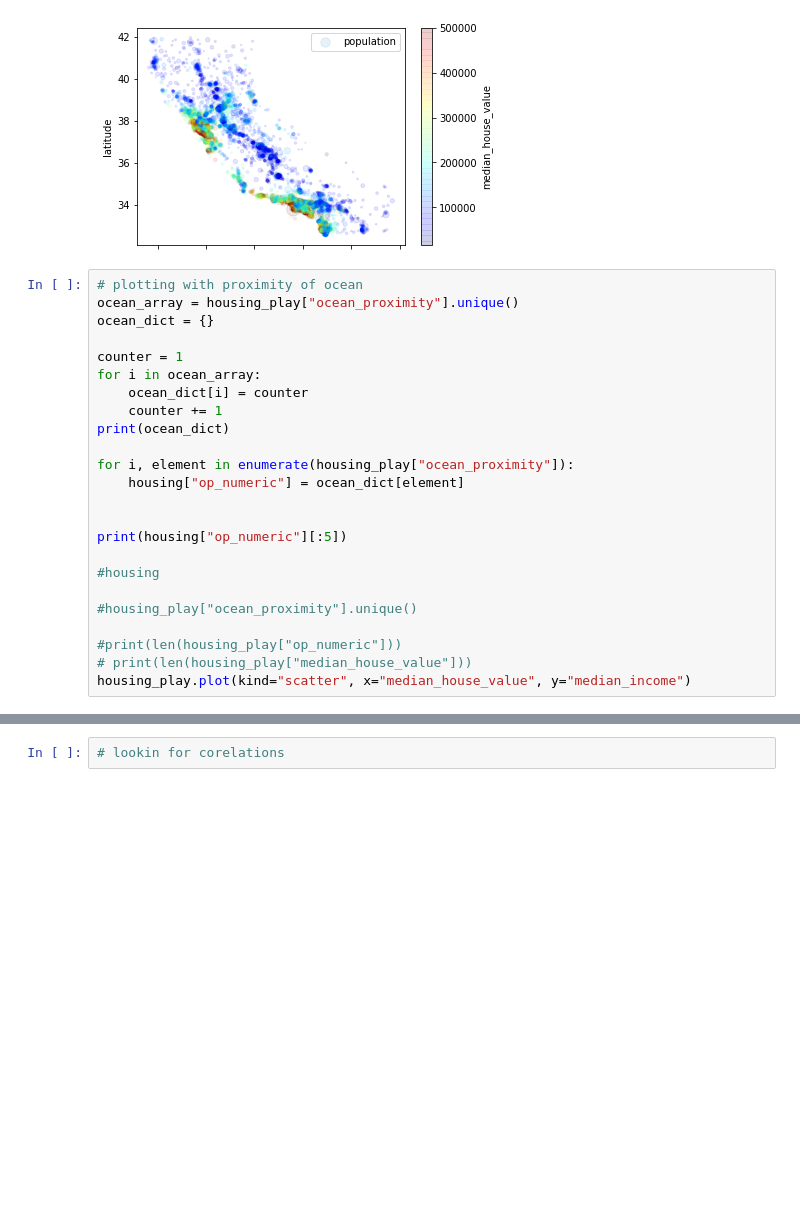
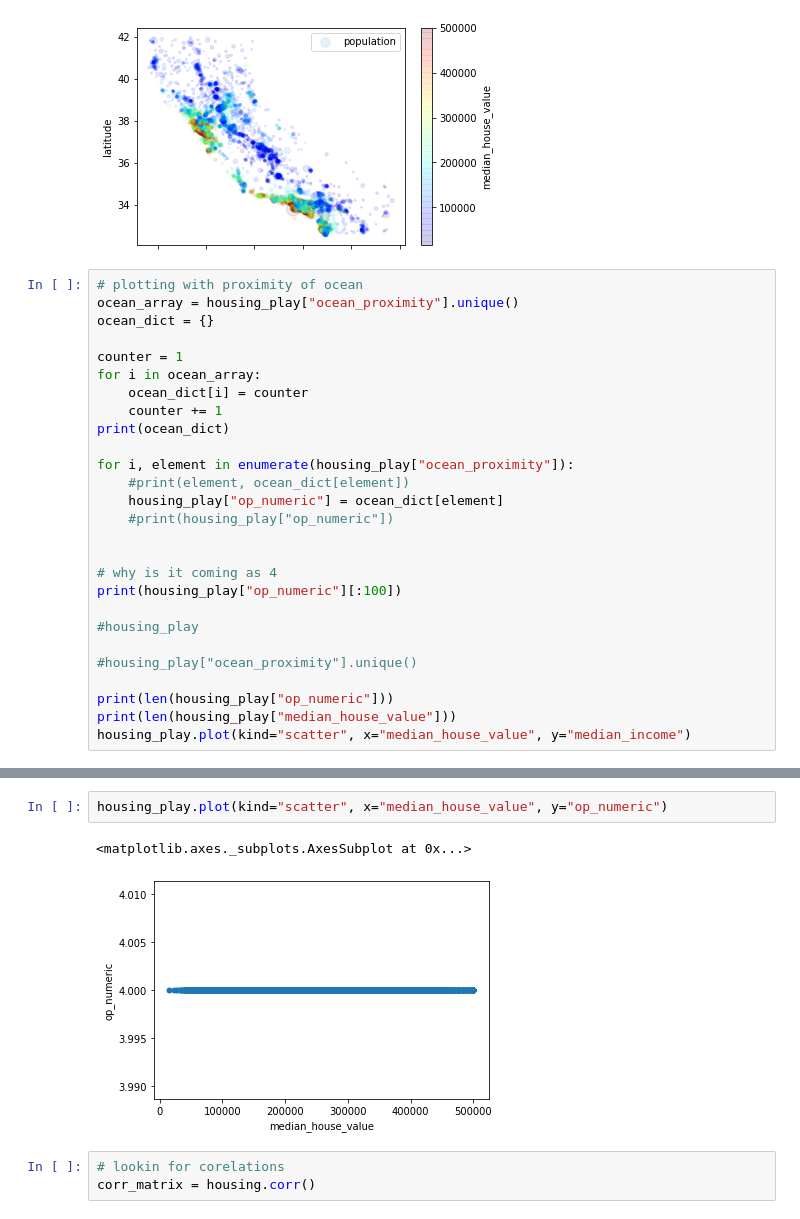
Before and after one commit to fanbyprinciple/hands_on_ml, a Jupyter notebook: chapter_two/housing.ipynb, the cells around one changed output, grey strips where cells are left out. Saved outputs shown, nothing was run; the diff lists cells and outputs as text; blank space fills up the shorter version.

```diff
--- a/chapter_two/housing.ipynb
+++ b/chapter_two/housing.ipynb
@@ -338,17 +338,20 @@ for i in ocean_array:
 print(ocean_dict)
 
 for i, element in enumerate(housing_play["ocean_proximity"]):
-    housing["op_numeric"] = ocean_dict[element]
+    #print(element, ocean_dict[element])
+    housing_play["op_numeric"] = ocean_dict[element]
+    #print(housing_play["op_numeric"])
 
 
-print(housing["op_numeric"][:5])
+# why is it coming as 4
+print(housing_play["op_numeric"][:100])
 
-#housing
+#housing_play
 
 #housing_play["ocean_proximity"].unique()
 
-#print(len(housing_play["op_numeric"]))
-# print(len(housing_play["median_house_value"]))
+print(len(housing_play["op_numeric"]))
+print(len(housing_play["median_house_value"]))
 housing_play.plot(kind="scatter", x="median_house_value", y="median_income")
 # %% [output]
 {'<1H OCEAN': 1, 'NEAR OCEAN': 2, 'INLAND': 3, 'NEAR BAY': 4, 'ISLAND': 5}
@@ -361,4 +372,10 @@ Name: op_numeric, dtype: int64
 <matplotlib.axes._subplots.AxesSubplot at 0x...>
 [figure]
+# %%
+housing_play.plot(kind="scatter", x="median_house_value", y="op_numeric")
+# %% [output]
+<matplotlib.axes._subplots.AxesSubplot at 0x...>
+[figure, added]
 # %%
 # lookin for corelations
+corr_matrix = housing.corr()
```
Also changed, not shown: parts of 3 cells of this notebook, 2 other files.
